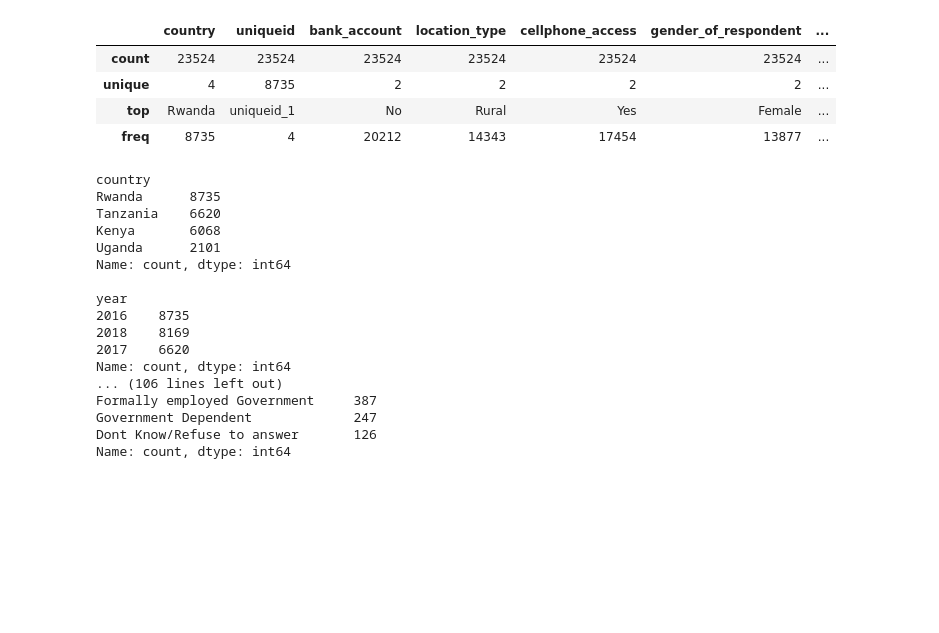
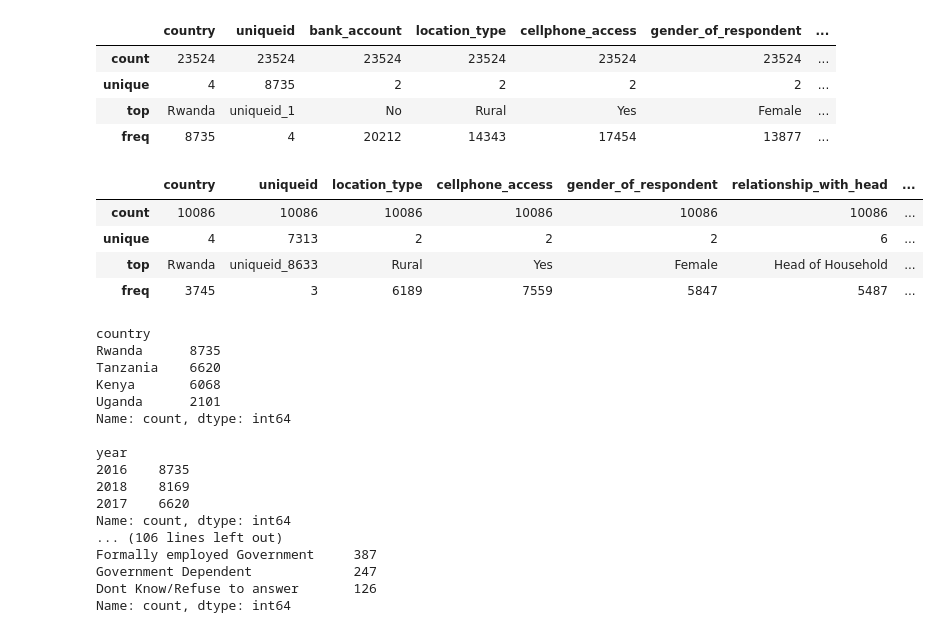
Before and after one commit to justekouassi/Inclusion-financiere-en-Afrique, a Jupyter notebook: inclusion_best.ipynb, the cells around one changed output. Cells and saved outputs as stored; diff of their text form; code cells hidden in the pictures; blank space fills up the shorter version.

```diff
--- a/inclusion_best.ipynb
+++ b/inclusion_best.ipynb
@@ -103,4 +103,12 @@ train_set.describe(include='object')
 | unique | 4 | 8735 | 2 | 2 | 2 | 2 | ... |
 | top | Rwanda | uniqueid_1 | No | Rural | Yes | Female | ... |
 | freq | 8735 | 4 | 20212 | 14343 | 17454 | 13877 | ... |
+# %%
+test.describe(include='object')
+# %% [output]
+|  | country | uniqueid | location_type | cellphone_access | gender_of_respondent | relationship_with_head | ... |
+| count | 10086 | 10086 | 10086 | 10086 | 10086 | 10086 | ... |
+| unique | 4 | 7313 | 2 | 2 | 2 | 6 | ... |
+| top | Rwanda | uniqueid_8633 | Rural | Yes | Female | Head of Household | ... |
+| freq | 3745 | 3 | 6189 | 7559 | 5847 | 5487 | ... |
 # %%
```
Also changed, not shown: parts of 51 cells of this notebook.
